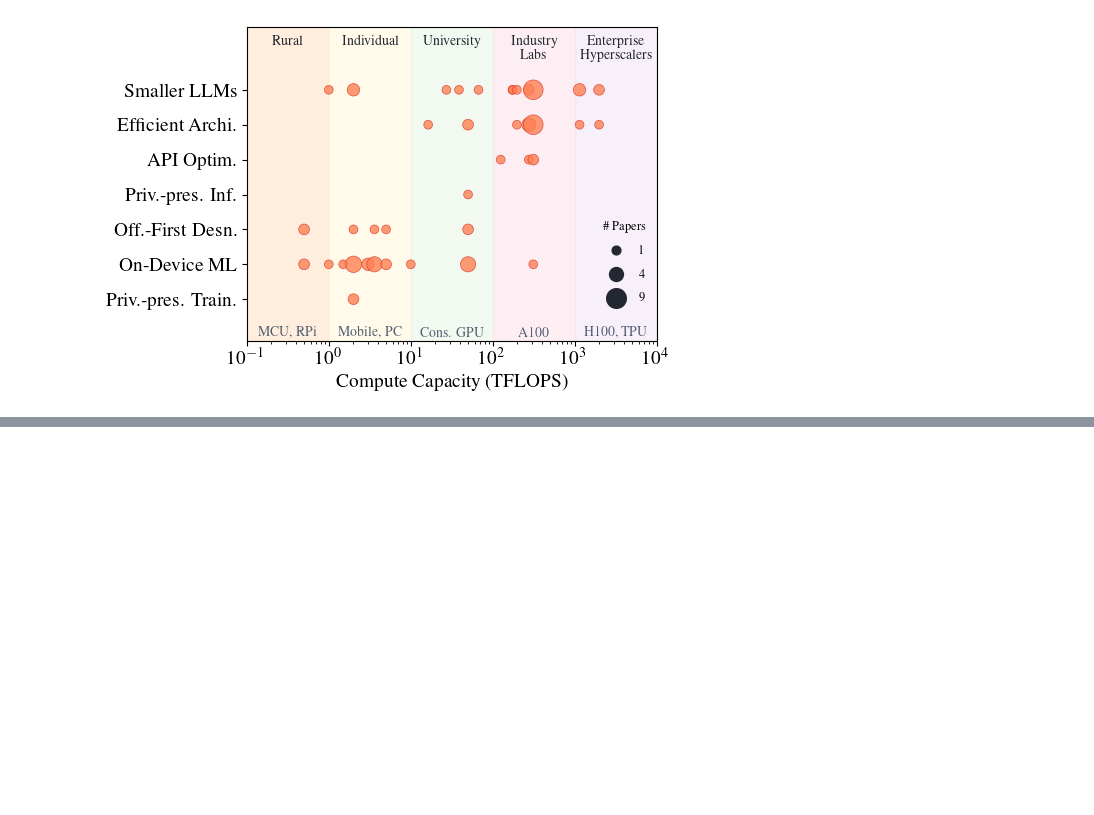
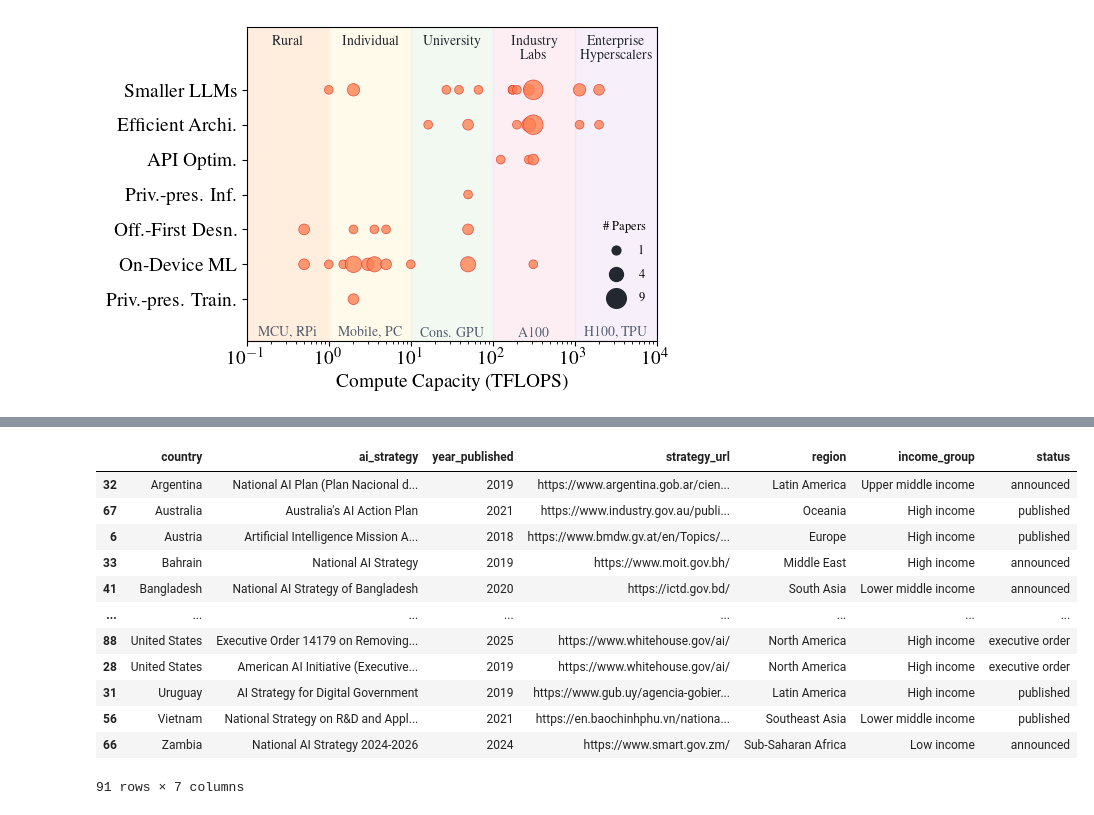
Before and after one commit to ljvmiranda921/edgeml-survey, a Jupyter notebook: notebooks/2026-02-12-figures-for-paper.ipynb, the cells around one changed output, grey strips where cells are left out. Cells and saved outputs as stored; diff of their text form; code cells hidden in the pictures; blank space fills up the shorter version.

```diff
--- a/notebooks/2026-02-12-figures-for-paper.ipynb
+++ b/notebooks/2026-02-12-figures-for-paper.ipynb
@@ -1315,0 +1331,22 @@ plt.show()
+# %%
+df_st = pd.read_csv("data/national_ai_strategies.csv").sort_values(
+    by=["year_published", "country"], ascending=True
+)
+
+df_st.to_csv("data/nais_sorted.csv", index=False)
+# %%
+df_st
+# %% [output]
+|  | country | ai_strategy | year_published | strategy_url | region | income_group | status |
+| 32 | Argentina | National AI Plan (Plan Nacional d... | 2019 | https://www.argentina.gob.ar/cien... | Latin America | Upper middle income | announced |
+| 67 | Australia | Australia's AI Action Plan | 2021 | https://www.industry.gov.au/publi... | Oceania | High income | published |
+| 6 | Austria | Artificial Intelligence Mission A... | 2018 | https://www.bmdw.gv.at/en/Topics/... | Europe | High income | published |
+| 33 | Bahrain | National AI Strategy | 2019 | https://www.moit.gov.bh/ | Middle East | High income | announced |
+| 41 | Bangladesh | National AI Strategy of Bangladesh | 2020 | https://ictd.gov.bd/ | South Asia | Lower middle income | announced |
+| ... | ... | ... | ... | ... | ... | ... | ... |
+| 88 | United States | Executive Order 14179 on Removing... | 2025 | https://www.whitehouse.gov/ai/ | North America | High income | executive order |
+| 28 | United States | American AI Initiative (Executive... | 2019 | https://www.whitehouse.gov/ai/ | North America | High income | executive order |
+| 31 | Uruguay | AI Strategy for Digital Government | 2019 | https://www.gub.uy/agencia-gobier... | Latin America | High income | published |
+| 56 | Vietnam | National Strategy on R&D and Appl... | 2021 | https://en.baochinhphu.vn/nationa... | Southeast Asia | Lower middle income | published |
+| 66 | Zambia | National AI Strategy 2024-2026 | 2024 | https://www.smart.gov.zm/ | Sub-Saharan Africa | Low income | announced |
+91 rows × 7 columns
```
Also changed, not shown: parts of 5 cells of this notebook.
